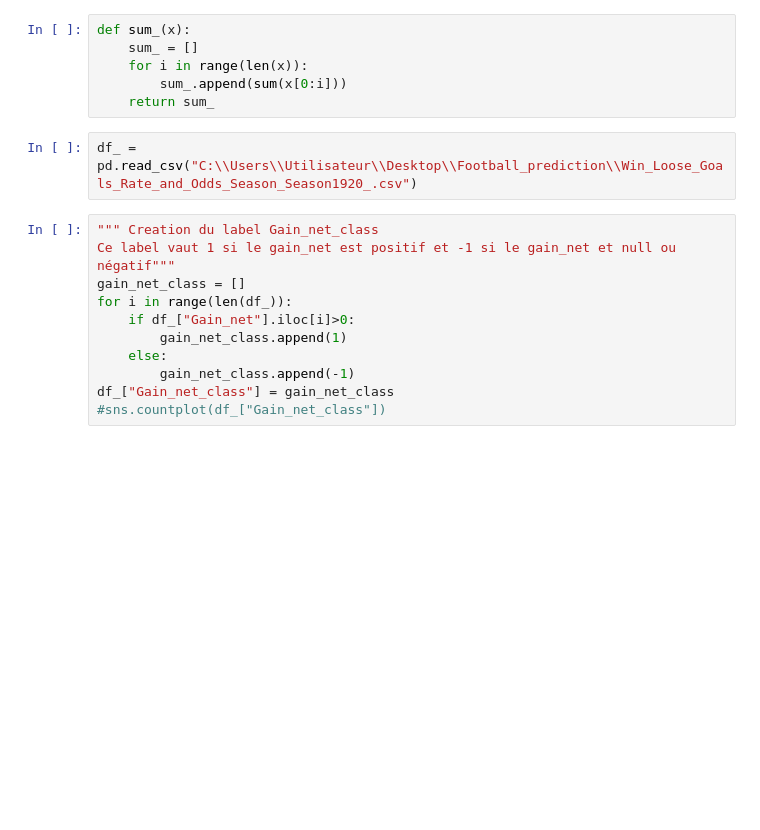
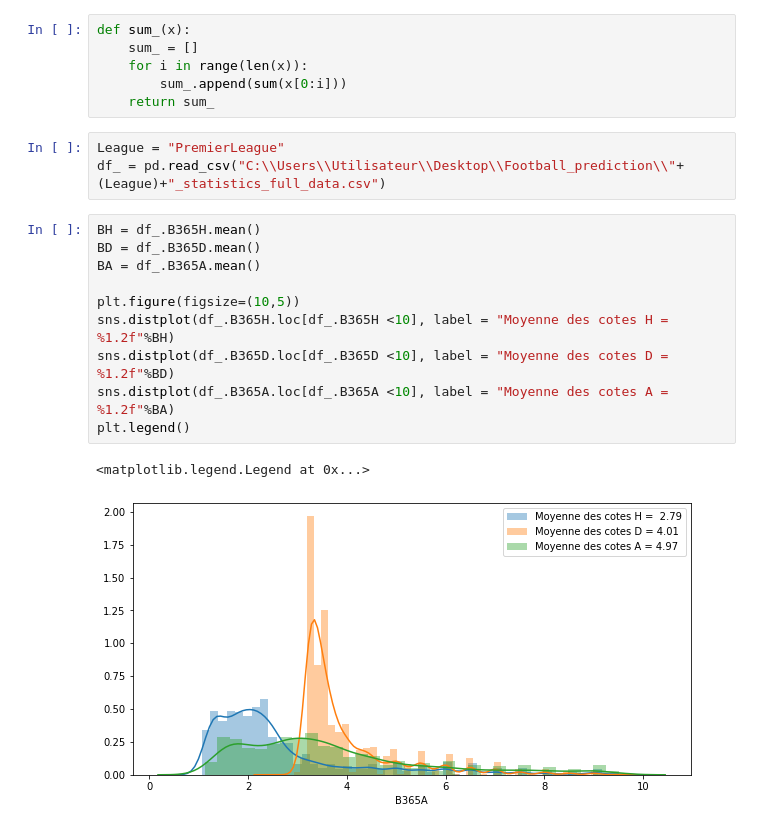
Before and after one commit to jeremyoudin/Personal_project-ML_to_beat_bookmakers_at_football, a Jupyter notebook: Football_prediction_prepared_data.ipynb, the cells around one changed output. Cells and saved outputs as stored; diff of their text form; blank space fills up the shorter version.

```diff
--- a/Football_prediction_prepared_data.ipynb
+++ b/Football_prediction_prepared_data.ipynb
@@ -10,17 +10,20 @@ def sum_(x):
         sum_.append(sum(x[0:i]))
     return sum_
 # %%
-df_ = pd.read_csv("C:\\Users\\Utilisateur\\Desktop\\Football_prediction\\Win_Loose_Goals_Rate_and_Odds_Season_Season1920_.csv")
+League = "PremierLeague"
+df_ = pd.read_csv("C:\\Users\\Utilisateur\\Desktop\\Football_prediction\\"+(League)+"_statistics_full_data.csv")
-# %%
-""" Creation du label Gain_net_class
-Ce label vaut 1 si le gain_net est positif et -1 si le gain_net et null ou négatif"""
-gain_net_class = []
-for i in range(len(df_)):
-    if df_["Gain_net"].iloc[i]>0:
-        gain_net_class.append(1)
-    else:
-        gain_net_class.append(-1)
-df_["Gain_net_class"] = gain_net_class
-#sns.countplot(df_["Gain_net_class"])
+# %%
+BH = df_.B365H.mean()
+BD = df_.B365D.mean()
+BA = df_.B365A.mean()
+
+plt.figure(figsize=(10,5))
+sns.distplot(df_.B365H.loc[df_.B365H <10], label = "Moyenne des cotes H =  %1.2f"%BH)
+sns.distplot(df_.B365D.loc[df_.B365D <10], label = "Moyenne des cotes D = %1.2f"%BD)
+sns.distplot(df_.B365A.loc[df_.B365A <10], label = "Moyenne des cotes A = %1.2f"%BA)
+plt.legend()
+# %% [output]
+<matplotlib.legend.Legend at 0x...>
+[figure, added]
 # %%
 from sklearn.model_selection import train_test_split
```
Also changed, not shown: parts of 25 cells of this notebook.
